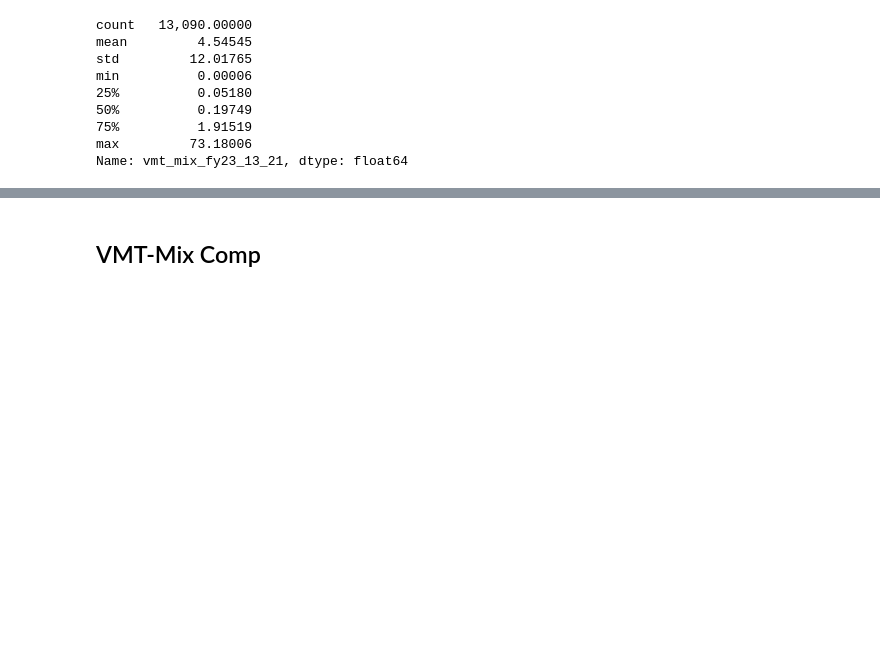
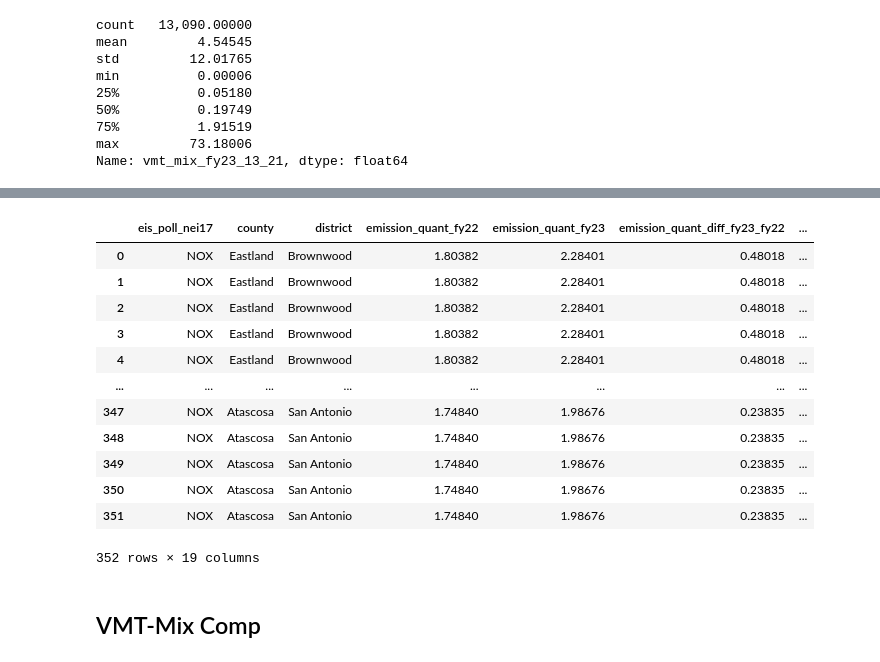
Before and after one commit to Apoorb/FY23_VMT_Mix, a Jupyter notebook: analysis/aerr_impact_fy23.ipynb, the cells around one changed output, grey strips where cells are left out. Saved outputs shown, nothing was run; the diff lists cells and outputs as text; code cells hidden in the pictures; blank space fills up the shorter version.

```diff
--- a/analysis/aerr_impact_fy23.ipynb
+++ b/analysis/aerr_impact_fy23.ipynb
@@ -1510,2 +1515,2 @@ cnty_emis_filt = cnty_emis = emis_comp_pol_cnty.loc[lambda df: df.eis_poll_nei17
 # %%
-cnty_emis_filt_1 = cnty_emis_filt.merge(vmt_mix_comp1, on=["eis_poll_nei17", "county", "district"])
+cnty_emis_brkdn = cnty_emis_filt.merge(cnty_emis_by_vmt_mix1, on=["eis_poll_nei17", "county", "district"])
@@ -1511,0 +1525,13 @@ cnty_emis_filt_1 = cnty_emis_filt.merge(vmt_mix_comp1, on=["eis_poll_nei17", "co
+# %%
+cnty_top_5 = cnty_emis_filt.head(5)
+cnty_tail_5 = cnty_emis_filt.tail(5)
+# %%
+cnty_top_5 = cnty_top_5.rename(columns={
+    "county": "County",
+    "emission_quant_fy22": "NOx Emission 2020 + FY22 VMT-Mix",
+    "emission_quant_fy23": "NOx Emission 2020 + FY23 VMT-Mix",
+    "emission_quant_diff_fy23_fy22": "FY23 - FY22 NOx",
+    "emission_quant_perdiff_fy23_fy22": "FY23 vs. FY22 NOx (% diff)",
+})
+cnty_top_5 = cnty_top_5.round(2)
+cnty_top_5.to_clipboard()
@@ -1512,2 +1559,21 @@ cnty_emis_filt_1 = cnty_emis_filt.merge(vmt_mix_comp1, on=["eis_poll_nei17", "co
+# %%
+cnty_emis_brkdn_top5 = cnty_emis_brkdn.loc[lambda df: df.county.isin(set(cnty_top_5.County))]
+cnty_emis_brkdn_tail5 = cnty_emis_brkdn.loc[lambda df: df.county.isin(set(cnty_tail_5.County))]
+# %%
+cnty_emis_brkdn_top5
+# %% [output]
+|  | eis_poll_nei17 | county | district | emission_quant_fy22 | emission_quant_fy23 | emission_quant_diff_fy23_fy22 | ... |
+| 0 | NOX | Eastland | Brownwood | 1.80382 | 2.28401 | 0.48018 | ... |
+| 1 | NOX | Eastland | Brownwood | 1.80382 | 2.28401 | 0.48018 | ... |
+| 2 | NOX | Eastland | Brownwood | 1.80382 | 2.28401 | 0.48018 | ... |
+| 3 | NOX | Eastland | Brownwood | 1.80382 | 2.28401 | 0.48018 | ... |
+| 4 | NOX | Eastland | Brownwood | 1.80382 | 2.28401 | 0.48018 | ... |
+| ... | ... | ... | ... | ... | ... | ... | ... |
+| 347 | NOX | Atascosa | San Antonio | 1.74840 | 1.98676 | 0.23835 | ... |
+| 348 | NOX | Atascosa | San Antonio | 1.74840 | 1.98676 | 0.23835 | ... |
+| 349 | NOX | Atascosa | San Antonio | 1.74840 | 1.98676 | 0.23835 | ... |
+| 350 | NOX | Atascosa | San Antonio | 1.74840 | 1.98676 | 0.23835 | ... |
+| 351 | NOX | Atascosa | San Antonio | 1.74840 | 1.98676 | 0.23835 | ... |
+352 rows × 19 columns
 # %% [markdown]
 ## VMT-Mix Comp
```
Also changed, not shown: parts of 35 cells of this notebook, 2 other files.
